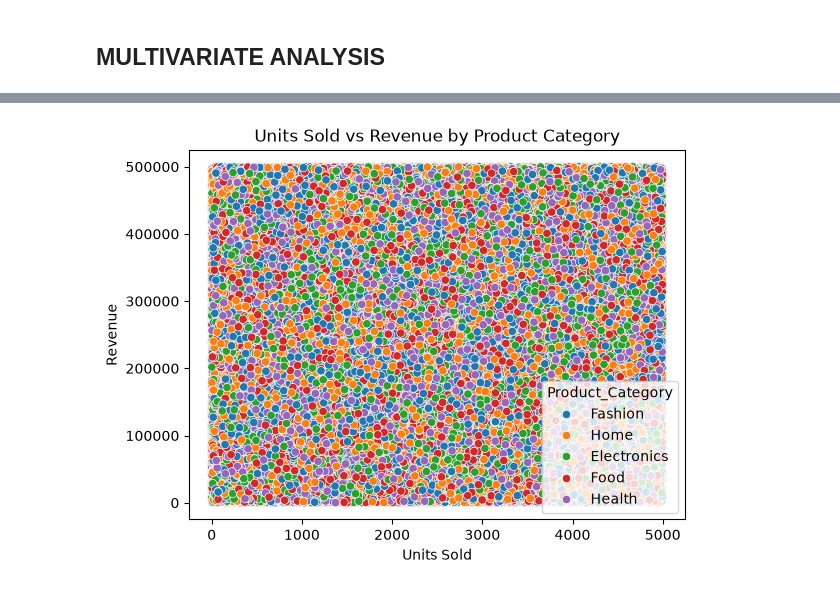
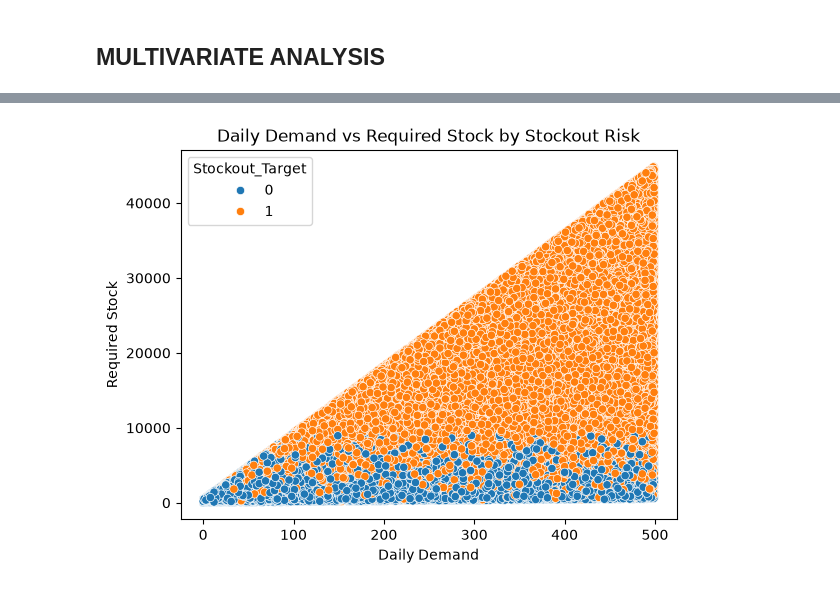
Before and after one commit to Suhani-codes18/Task-3-Suhani, a Jupyter notebook: Task.ipynb, the cells around one changed output, grey strips where cells are left out. Saved outputs shown, nothing was run; the diff lists cells and outputs as text; code cells hidden in the pictures.

```diff
--- a/Task.ipynb
+++ b/Task.ipynb
@@ -289,0 +296,6 @@ Similarly for other num cols also
+# %%
+df['Required_Stock'] = (df['Daily_Demand'] * df['Lead_Time_Days']+ df['Safety_Stock'])
+# %%
+df['Stock_Gap'] = (df['Current_Stock'] - df['Required_Stock'])
+# %%
+df['Stockout_Target'] = ( df['Current_Stock'] < df['Required_Stock']).astype(int)
@@ -446,8 +459,8 @@ plt.show()
 # %%
-sns.scatterplot(data=df,x='Units_Sold',y='Revenue_USD',hue='Product_Category')
-plt.title('Units Sold vs Revenue by Product Category')
-plt.xlabel('Units Sold')
-plt.ylabel('Revenue')
+sns.scatterplot(data=df,x='Daily_Demand',y='Required_Stock',hue='Stockout_Target')
+plt.title('Daily Demand vs Required Stock by Stockout Risk')
+plt.xlabel('Daily Demand')
+plt.ylabel('Required Stock')
 plt.show()
 # %% [output]
-[figure, old version]
+[figure, new version]
```
Also changed, not shown: parts of 64 cells of this notebook.
